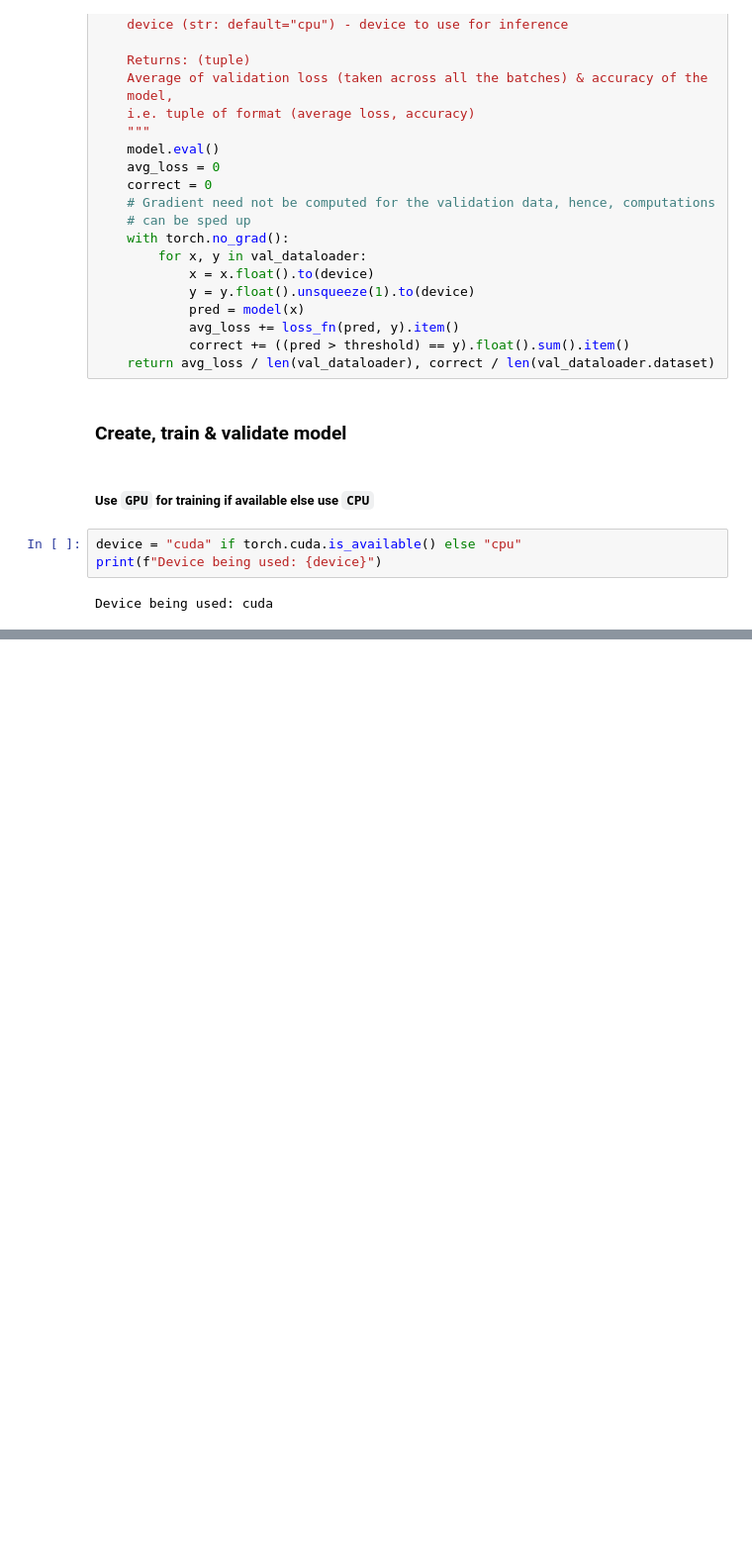
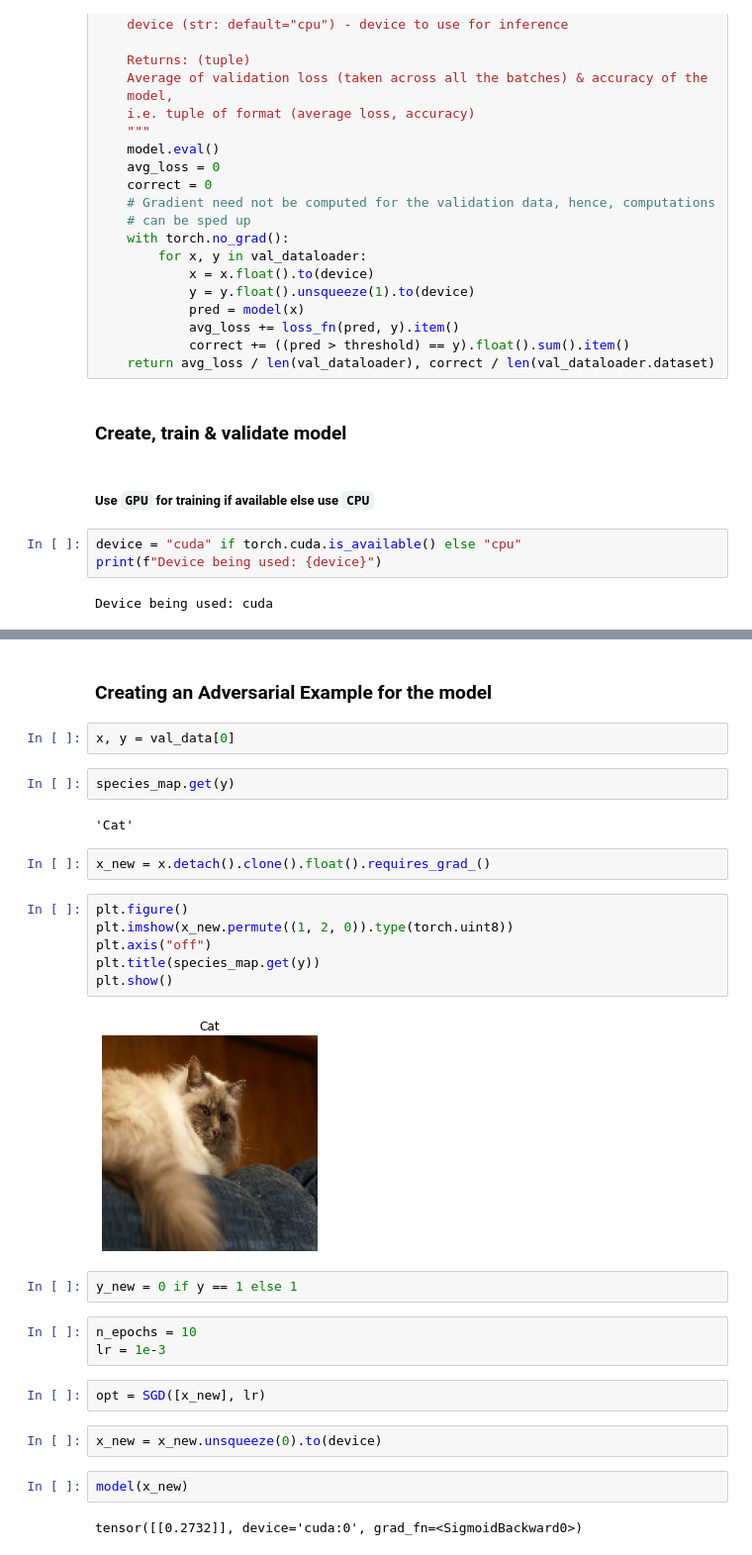
Before and after one commit to Its-Shivanshu-Sharma/AdversarialAttacks, a Jupyter notebook: Adversarial_Attacks.ipynb, the cells around one changed output, grey strips where cells are left out. Shown: that part at 99% size. Saved outputs shown, nothing was run; the diff lists cells and outputs as text; blank space fills up the shorter version.

```diff
--- a/Adversarial_Attacks.ipynb
+++ b/Adversarial_Attacks.ipynb
@@ -408,0 +451,31 @@ results
+# %% [markdown]
+### Creating an Adversarial Example for the model
+# %%
+x, y = val_data[0]
+# %%
+species_map.get(y)
+# %% [output]
+'Cat'
+# %%
+x_new = x.detach().clone().float().requires_grad_()
+# %%
+plt.figure()
+plt.imshow(x_new.permute((1, 2, 0)).type(torch.uint8))
+plt.axis("off")
+plt.title(species_map.get(y))
+plt.show()
+# %% [output]
+[figure, added]
+# %%
+y_new = 0 if y == 1 else 1
+# %%
+n_epochs = 10
+lr = 1e-3
+# %%
+opt = SGD([x_new], lr)
+# %%
+x_new = x_new.unsqueeze(0).to(device)
+# %%
+model(x_new)
+# %% [output]
+tensor([[0.2732]], device='cuda:0', grad_fn=<SigmoidBackward0>)
```
Also changed, not shown: parts of 13 cells of this notebook.
